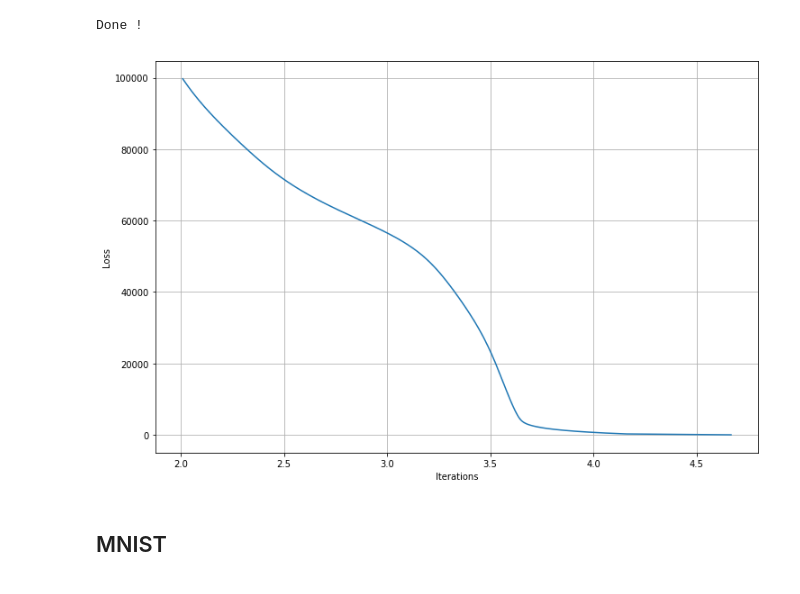
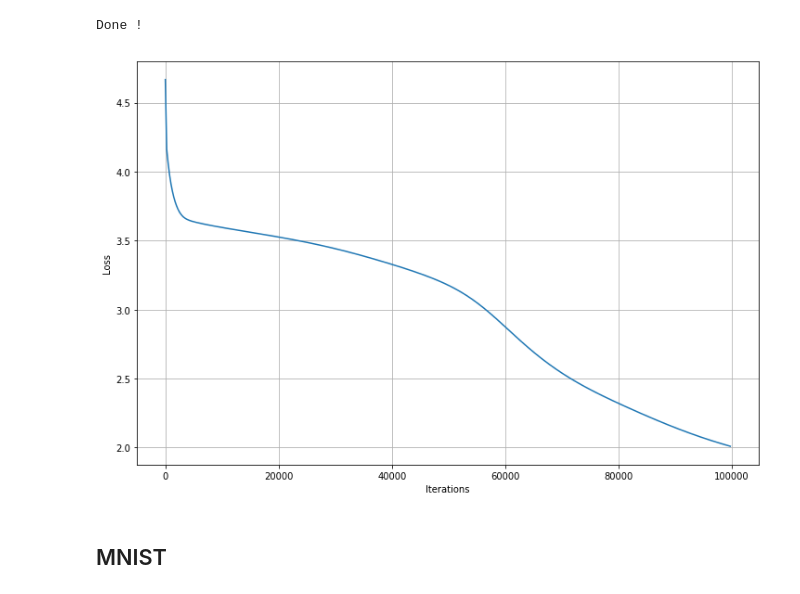
Before and after one commit to FrancoisPgm/apprentissage_auto, a Jupyter notebook: DeepLearning.ipynb, the cells around one changed output. Cells and saved outputs as stored; diff of their text form; code cells hidden in the pictures.

```diff
--- a/DeepLearning.ipynb
+++ b/DeepLearning.ipynb
@@ -29,22 +10,0 @@ def sigmoidDiff(Y):
-# %%
-def declareLayer(w,h):
-    W = 2 * np.random.random((w,h)) - 1
-    b = np.zeros((1, h))
-    return W,b
-# %%
-def updateLayer(delta,I,W,b,lr,bFirstLayer):
-    new_W = W + lr * I.T.dot(delta)
-    b+= lr * delta.sum(axis=0)
-    if not bFirstLayer:
-        I = lr * delta.dot(W.T)
-    return new_W,b,I
-# %%
-def backProgHiddenLayer(sup_delta,sup_W,O):
-    error=sup_delta.dot(sup_W.T)
-    delta=error*sigmoidDiff(O1)
-    return error,delta
-# %%
-def backProgLastLayer(Y,Y_pred):
-    error=Y-Y_pred
-    delta=error*sigmoidDiff(Y_pred)
-    return error,delta
@@ -98,13 +52,13 @@ print('Done !')
 Done !
 # %%
 plt.figure(figsize=(12,8))
-plt.plot(lLoss,[250*ii for ii in range (len(lLoss))])
+plt.plot([250*ii for ii in range (len(lLoss))],lLoss)
 plt.grid(True)
 plt.xlabel("Iterations")
 plt.ylabel("Loss")
-plt.show()
+plt.savefig('learning1.png')
 # %% [output]
-[figure, old version]
+[figure, new version]
 # %% [markdown]
 ## MNIST
 # %% [markdown]
```
Also changed, not shown: parts of 13 cells of this notebook.
